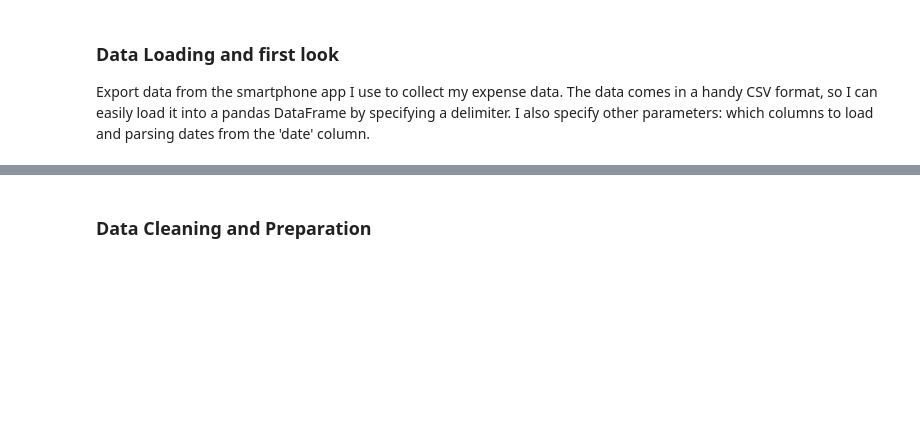
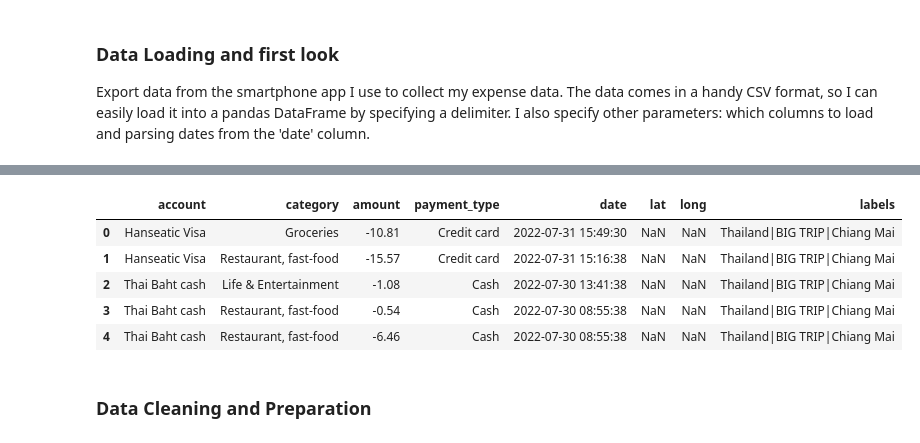
Before and after one commit to neaderr/Personal-Expenses-Analysis, a Jupyter notebook: expenses.ipynb, the cells around one changed output, grey strips where cells are left out. Cells and saved outputs as stored; diff of their text form; code cells hidden in the pictures; blank space fills up the shorter version.

```diff
--- a/expenses.ipynb
+++ b/expenses.ipynb
@@ -29,17 +36,23 @@ df.head()
 # %%
 # slightly adjust the column names to something more meaningful to me and change the order.
-# change the 'category' to 'subcategory' the values actually refer to subcategories. I will add 'category' column later.
 df.columns = [
-    "date",
     "account",
-    "subcategory",
+    "category",
     "amount",
     "payment_type",
+    "date",
     "lat",
     "long",
     "labels",
 ]
 df.head()
+# %% [output]
+|  | account | category | amount | payment_type | date | lat | long | labels |
+| 0 | Hanseatic Visa | Groceries | -10.81 | Credit card | 2022-07-31 15:49:30 | NaN | NaN | Thailand|BIG TRIP|Chiang Mai |
+| 1 | Hanseatic Visa | Restaurant, fast-food | -15.57 | Credit card | 2022-07-31 15:16:38 | NaN | NaN | Thailand|BIG TRIP|Chiang Mai |
+| 2 | Thai Baht cash | Life & Entertainment | -1.08 | Cash | 2022-07-30 13:41:38 | NaN | NaN | Thailand|BIG TRIP|Chiang Mai |
+| 3 | Thai Baht cash | Restaurant, fast-food | -0.54 | Cash | 2022-07-30 08:55:38 | NaN | NaN | Thailand|BIG TRIP|Chiang Mai |
+| 4 | Thai Baht cash | Restaurant, fast-food | -6.46 | Cash | 2022-07-30 08:55:38 | NaN | NaN | Thailand|BIG TRIP|Chiang Mai |
 # %% [markdown]
 ### **Data Cleaning and Preparation**
 # %% [markdown]
```
Also changed, not shown: parts of 18 cells of this notebook.
